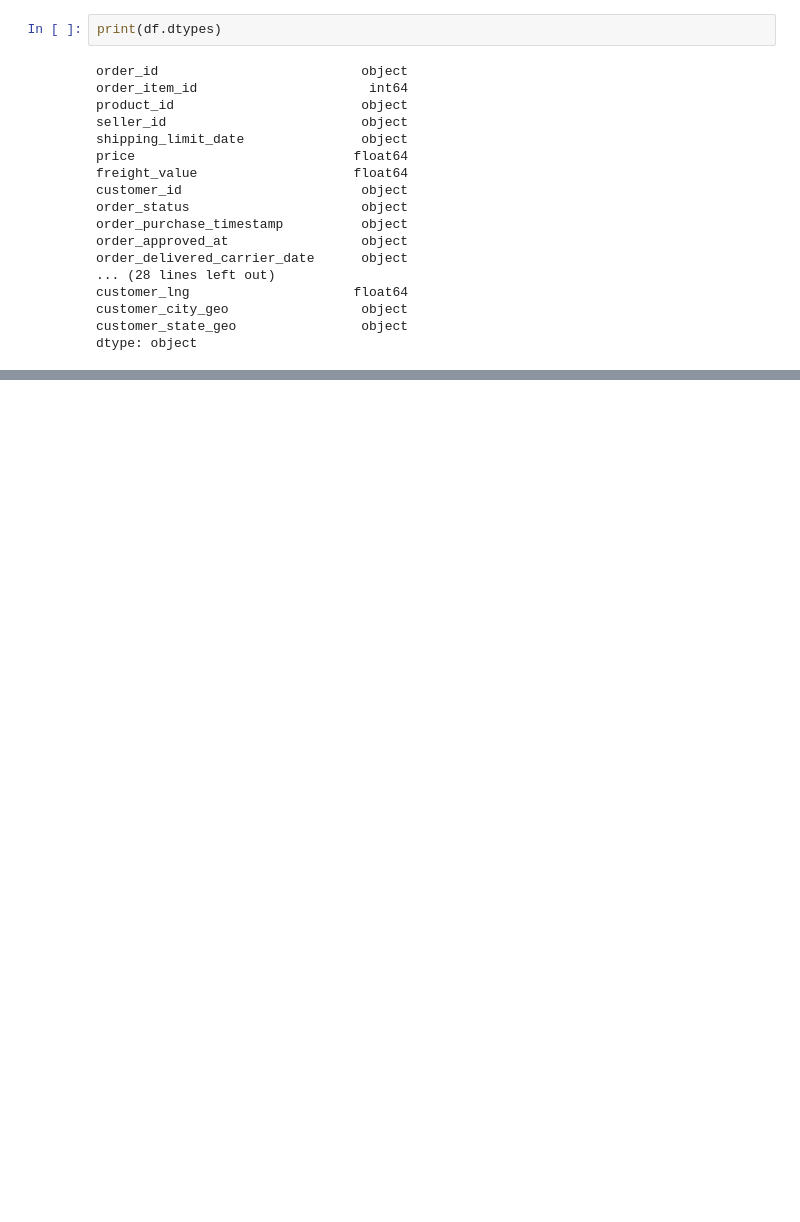
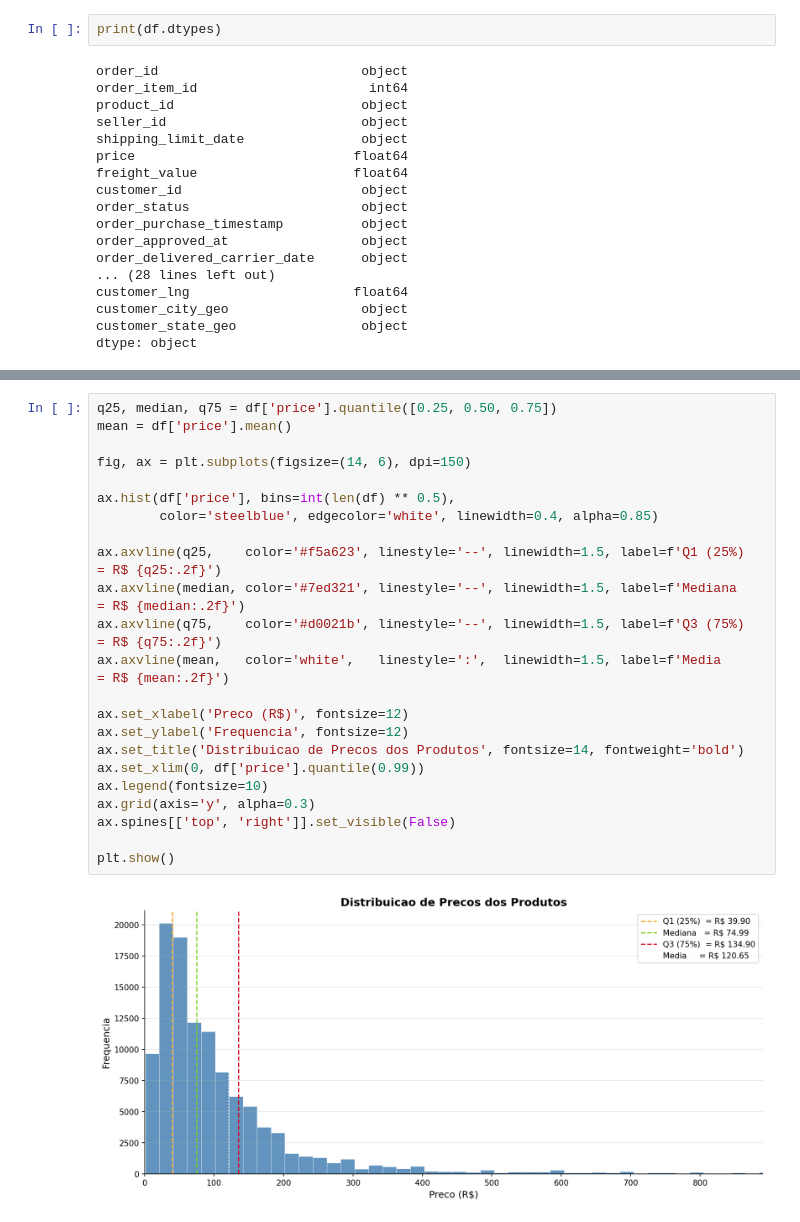
Before and after one commit to Francionlj/olist-freight-pricing-engine, a Jupyter notebook: notebooks/01_eda_and_bi.ipynb, the cells around one changed output, grey strips where cells are left out. Saved outputs shown, nothing was run; the diff lists cells and outputs as text; blank space fills up the shorter version.

```diff
--- a/notebooks/01_eda_and_bi.ipynb
+++ b/notebooks/01_eda_and_bi.ipynb
@@ -167,0 +496,25 @@ dtype: object
+# %%
+q25, median, q75 = df['price'].quantile([0.25, 0.50, 0.75])
+mean = df['price'].mean()
+
+fig, ax = plt.subplots(figsize=(14, 6), dpi=150)
+
+ax.hist(df['price'], bins=int(len(df) ** 0.5),
+        color='steelblue', edgecolor='white', linewidth=0.4, alpha=0.85)
+
+ax.axvline(q25,    color='#f5a623', linestyle='--', linewidth=1.5, label=f'Q1 (25%)  = R$ {q25:.2f}')
+ax.axvline(median, color='#7ed321', linestyle='--', linewidth=1.5, label=f'Mediana   = R$ {median:.2f}')
+ax.axvline(q75,    color='#d0021b', linestyle='--', linewidth=1.5, label=f'Q3 (75%)  = R$ {q75:.2f}')
+ax.axvline(mean,   color='white',   linestyle=':',  linewidth=1.5, label=f'Media     = R$ {mean:.2f}')
+
+ax.set_xlabel('Preco (R$)', fontsize=12)
+ax.set_ylabel('Frequencia', fontsize=12)
+ax.set_title('Distribuicao de Precos dos Produtos', fontsize=14, fontweight='bold')
+ax.set_xlim(0, df['price'].quantile(0.99))
+ax.legend(fontsize=10)
+ax.grid(axis='y', alpha=0.3)
+ax.spines[['top', 'right']].set_visible(False)
+
+plt.show()
+# %% [output]
+[figure, added]
```
Also changed, not shown: parts of 40 cells of this notebook, 2 other files.
